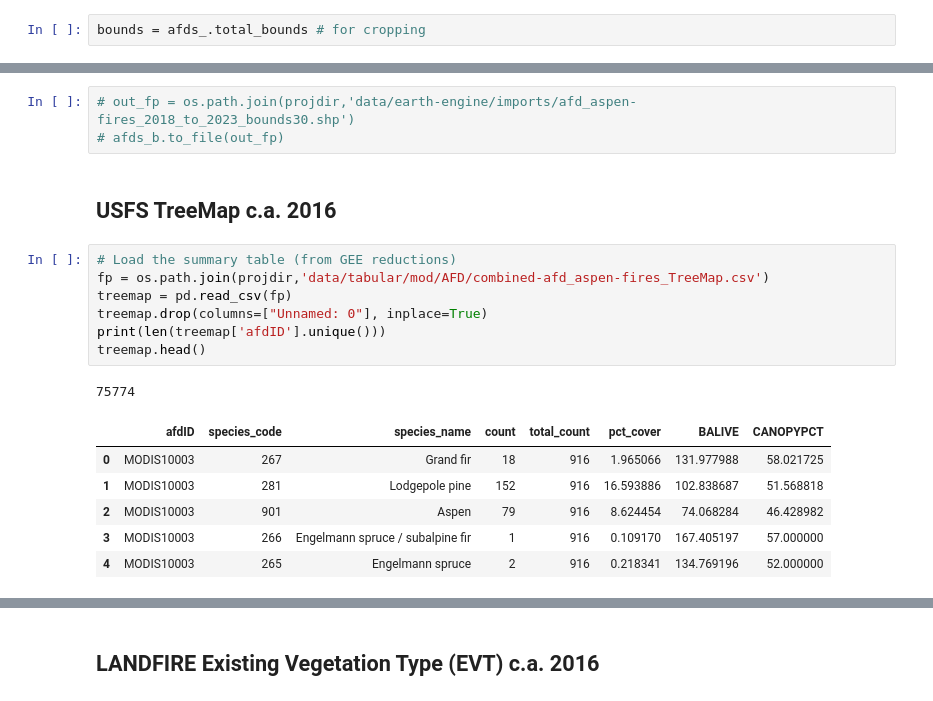
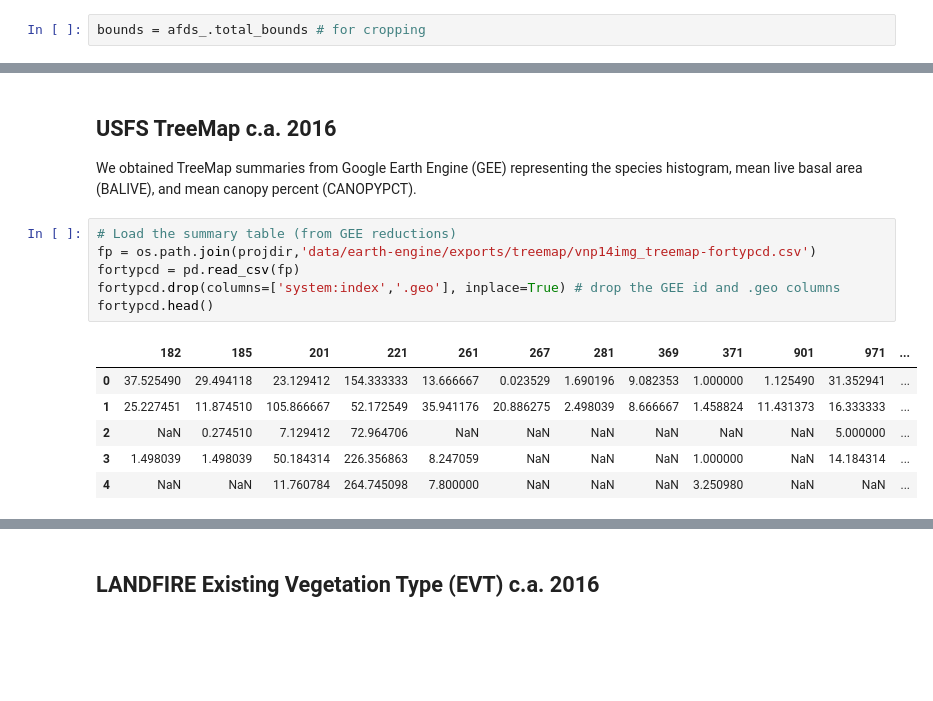
Before and after one commit to natshoff/aspen-fire-fork, a Jupyter notebook: Aim2/code/Python/04afd-landcover-biophys.ipynb, the cells around one changed output, grey strips where cells are left out. Saved outputs shown, nothing was run; the diff lists cells and outputs as text; blank space fills up the shorter version.

Commit message:
Update to landcover summaries

```diff
--- a/Aim2/code/Python/04afd-landcover-biophys.ipynb
+++ b/Aim2/code/Python/04afd-landcover-biophys.ipynb
@@ -97,20 +67,17 @@ Buffered AFD observations by 30 meters.
-# %%
-# out_fp = os.path.join(projdir,'data/earth-engine/imports/afd_aspen-fires_2018_to_2023_bounds30.shp')
-# afds_b.to_file(out_fp)
 # %% [markdown]
 ## USFS TreeMap c.a. 2016
+
+We obtained TreeMap summaries from Google Earth Engine (GEE) representing the species histogram, mean live basal area (BALIVE), and mean canopy percent (CANOPYPCT).
 # %%
 # Load the summary table (from GEE reductions)
-fp = os.path.join(projdir,'data/tabular/mod/AFD/combined-afd_aspen-fires_TreeMap.csv')
-treemap = pd.read_csv(fp)
-treemap.drop(columns=["Unnamed: 0"], inplace=True)
-print(len(treemap['afdID'].unique()))
-treemap.head()
+fp = os.path.join(projdir,'data/earth-engine/exports/treemap/vnp14img_treemap-fortypcd.csv')
+fortypcd = pd.read_csv(fp)
+fortypcd.drop(columns=['system:index','.geo'], inplace=True) # drop the GEE id and .geo columns
+fortypcd.head()
 # %% [output]
-75774
-|  | afdID | species_code | species_name | count | total_count | pct_cover | BALIVE | CANOPYPCT |
-| 0 | MODIS10003 | 267 | Grand fir | 18 | 916 | 1.965066 | 131.977988 | 58.021725 |
-| 1 | MODIS10003 | 281 | Lodgepole pine | 152 | 916 | 16.593886 | 102.838687 | 51.568818 |
-| 2 | MODIS10003 | 901 | Aspen | 79 | 916 | 8.624454 | 74.068284 | 46.428982 |
-| 3 | MODIS10003 | 266 | Engelmann spruce / subalpine fir | 1 | 916 | 0.109170 | 167.405197 | 57.000000 |
-| 4 | MODIS10003 | 265 | Engelmann spruce | 2 | 916 | 0.218341 | 134.769196 | 52.000000 |
+|  | 182 | 185 | 201 | 221 | 261 | 267 | 281 | 369 | 371 | 901 | 971 | ... |
+| 0 | 37.525490 | 29.494118 | 23.129412 | 154.333333 | 13.666667 | 0.023529 | 1.690196 | 9.082353 | 1.000000 | 1.125490 | 31.352941 | ... |
+| 1 | 25.227451 | 11.874510 | 105.866667 | 52.172549 | 35.941176 | 20.886275 | 2.498039 | 8.666667 | 1.458824 | 11.431373 | 16.333333 | ... |
+| 2 | NaN | 0.274510 | 7.129412 | 72.964706 | NaN | NaN | NaN | NaN | NaN | NaN | 5.000000 | ... |
+| 3 | 1.498039 | 1.498039 | 50.184314 | 226.356863 | 8.247059 | NaN | NaN | NaN | 1.000000 | NaN | 14.184314 | ... |
+| 4 | NaN | NaN | 11.760784 | 264.745098 | 7.800000 | NaN | NaN | NaN | 3.250980 | NaN | NaN | ... |
```
Also changed, not shown: parts of 43 cells of this notebook, 2 other files.
